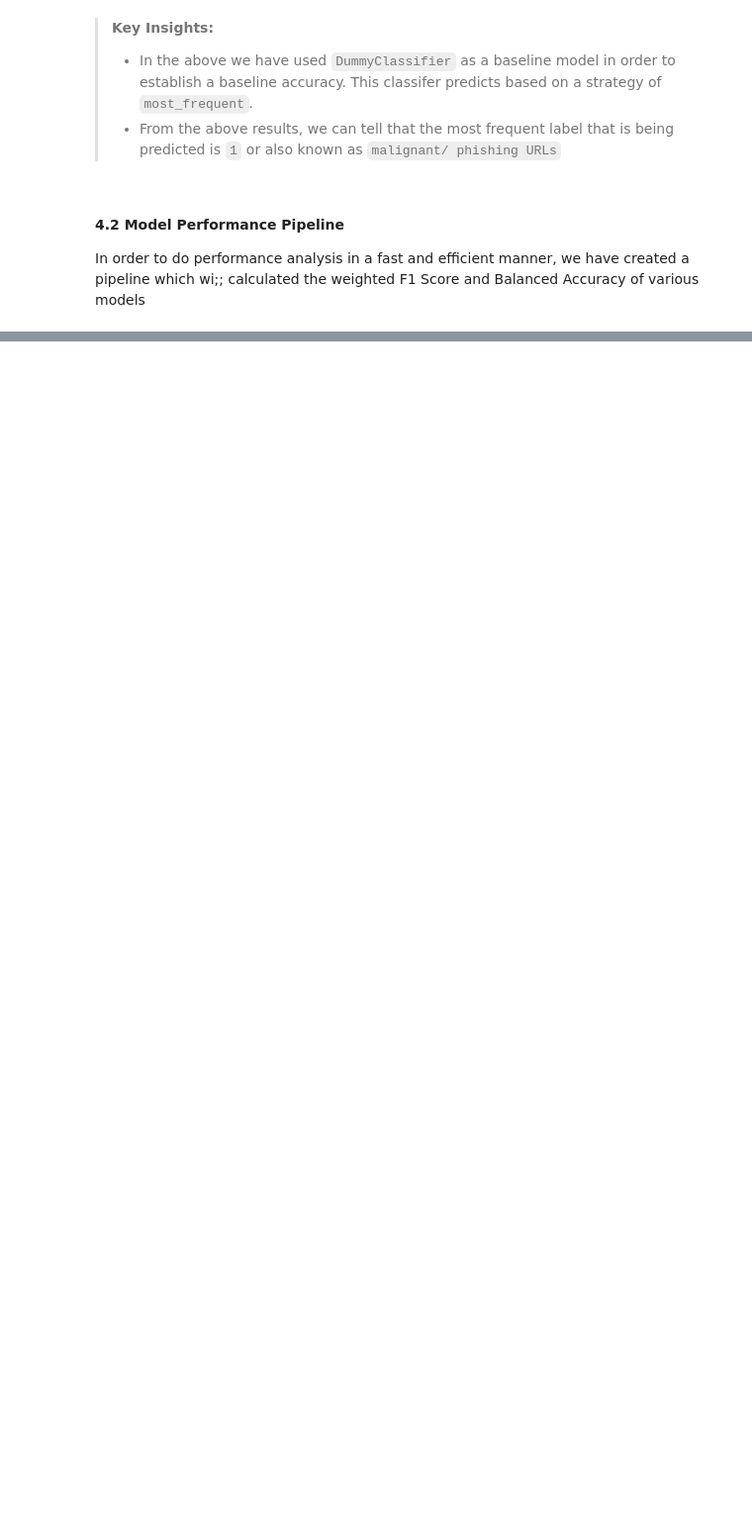
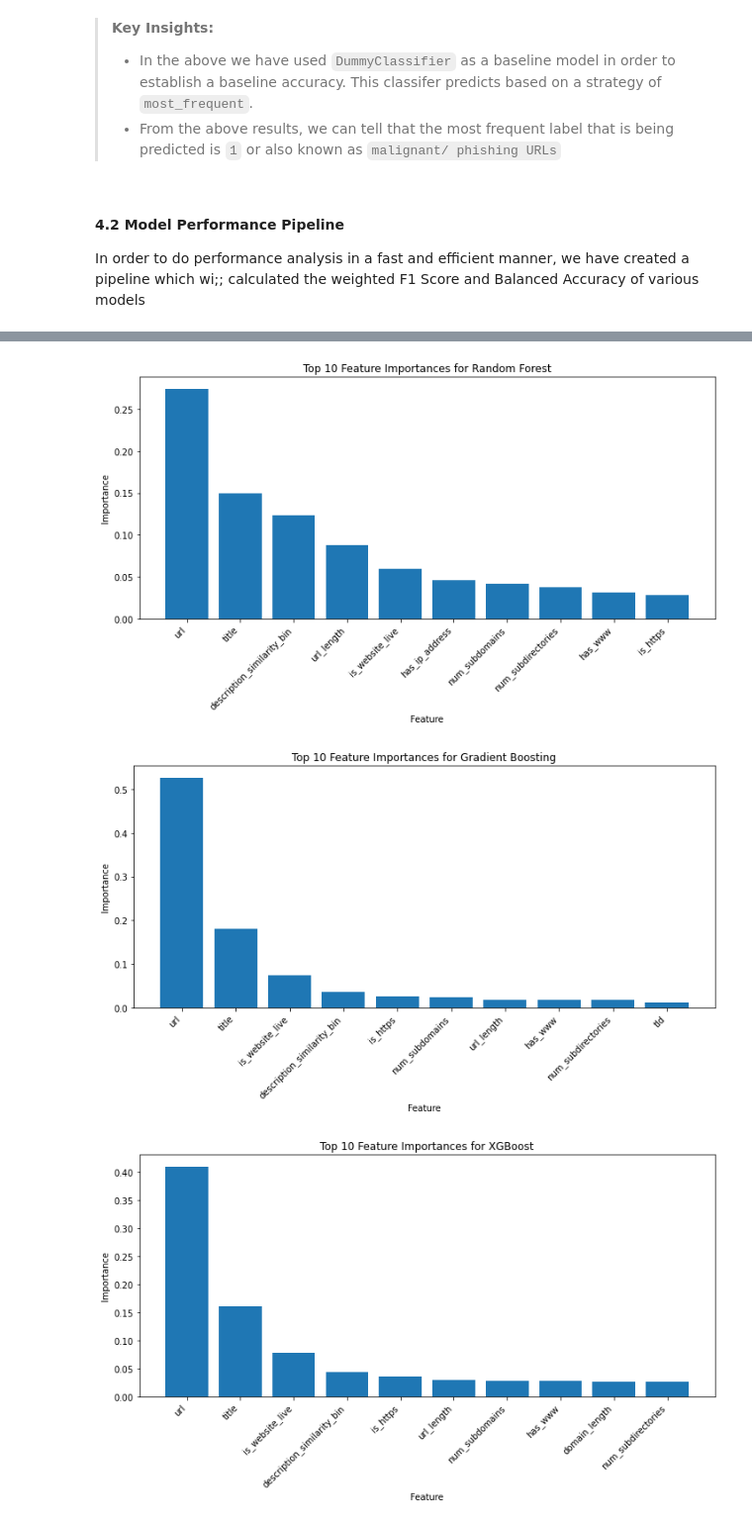
Before and after one commit to Cynthia-Njambi/Phishing-URL-Detection, a Jupyter notebook: index.ipynb, the cells around one changed output, grey strips where cells are left out. Shown at 99% size. Drawn from its saved outputs; the diff is of its cells as text; code cells hidden in the pictures; blank space fills up the shorter version.

Commit message:
updated modelling plots and streamlit demo

```diff
--- a/index.ipynb
+++ b/index.ipynb
@@ -3292,0 +2802,13 @@ plt.show()
+# %%
+# Initialize the PreprocessingPipeline
+preprocessor = PreprocessingPipeline(n_components=0.95)
+
+# Fit the preprocessing pipeline on the training data
+preprocessor.fit(X_train, y_train_encoded)
+
+X_train_preprocessed = preprocessor.transform(X_train)
+
+# Save the fitted preprocessing pipeline to a joblib file
+preprocessor_filename = "preprocessing_pipeline.joblib"
+joblib.dump(preprocessor.pipeline, preprocessor_filename)
+print(f"Preprocessing pipeline saved to {preprocessor_filename}")
@@ -3292,0 +3192,48 @@ plt.show()
+# %%
+import joblib
+import matplotlib.pyplot as plt
+import numpy as np
+
+# Assuming you have a list of feature names from your original dataset
+feature_names = X_train.columns  # Replace X_train with your DataFrame variable that contains the feature names
+
+# List of tree-based models that typically have feature importances
+tree_models = ["Random Forest", "Gradient Boosting", "XGBoost"]
+
+# Loop over the trained tree-based models
+for model_name in tree_models:
+    model_filename = f"{model_name.replace(' ', '_').lower()}_model.joblib"
+
+    try:
+        # Load the trained model
+        trained_pipeline = joblib.load(model_filename)
+        classifier = trained_pipeline.named_steps['classifier']
+
+        # Check if the model supports feature importance
+        if hasattr(classifier, 'feature_importances_'):
+            importances = classifier.feature_importances_
+            indices = np.argsort(importances)[::-1]
+            top_n = 10  # Number of top features to plot
+
+            # Get the names of the top features
+            top_features = [feature_names[i] for i in indices[:top_n]]
+
+            # Plot the feature importances
+            plt.figure(figsize=(10, 6))
+            plt.title(f"Top {top_n} Feature Importances for {model_name}")
+            plt.bar(range(top_n), importances[indices[:top_n]], align="center")
+            plt.xlabel("Feature")
+            plt.ylabel("Importance")
+            plt.xticks(range(top_n), top_features, rotation=45, ha='right')
+            plt.tight_layout()
+            plt.show()
+
+        else:
+            print(f"{model_name} does not support feature importance.")
+
+    except FileNotFoundError:
+        print(f"Model file for {model_name} not found. Please ensure the model is saved correctly.")
+# %% [output]
+[figure, added]
+[figure, added]
+[figure, added]
```
Also changed, not shown: parts of 27 cells of this notebook, 2 other files.
